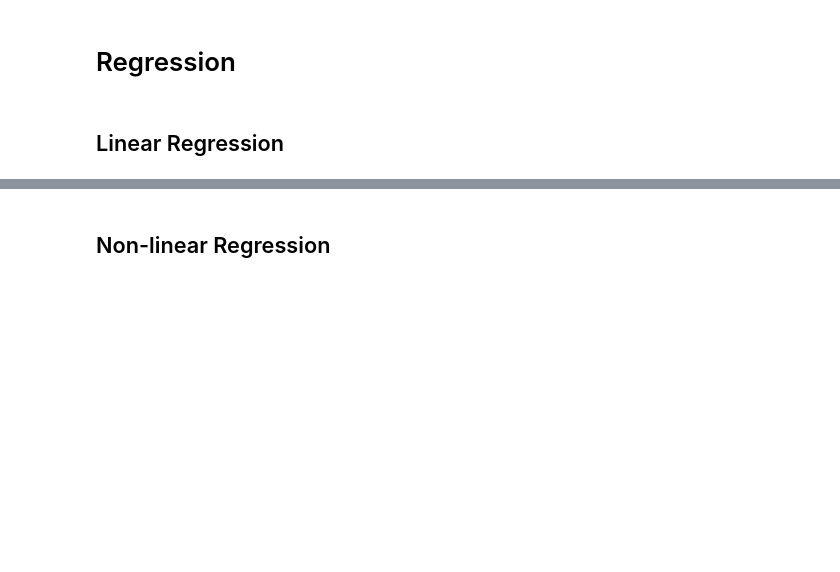
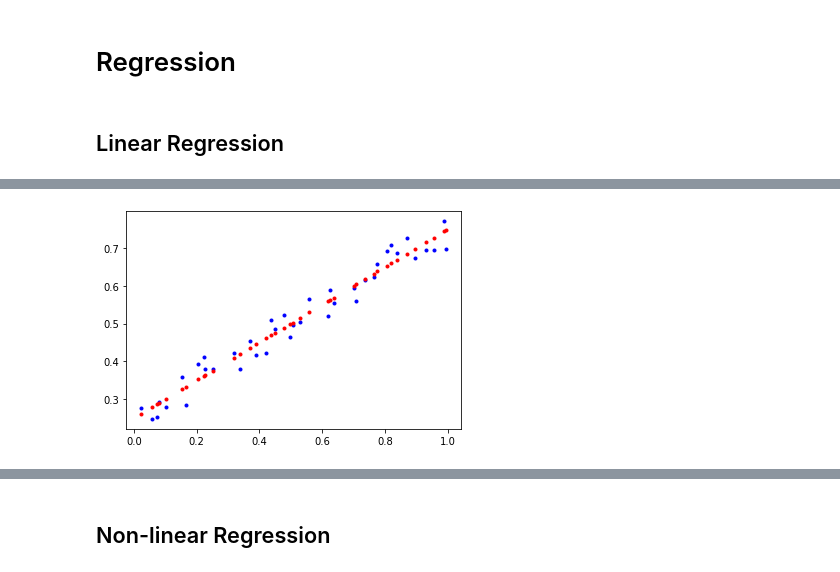
Before and after one commit to CakeNuthep/Super_AI, a Jupyter notebook: Copy_of_TFcourse2020_Parinya.ipynb, the cells around one changed output, grey strips where cells are left out. Drawn from its saved outputs; the diff is of its cells as text; code cells hidden in the pictures; blank space fills up the shorter version.

```diff
--- a/Copy_of_TFcourse2020_Parinya.ipynb
+++ b/Copy_of_TFcourse2020_Parinya.ipynb
@@ -452,3 +487,27 @@ plt.show()
+# %%
+import tensorflow as tf
+
+w = tf.Variable(np.random.rand())
+b = tf.Variable(np.random.rand())
+lr= 0.1
+
+for epoch in range(1000):
+  with tf.GradientTape() as t:
+    Y = w*x + b
+    loss = tf.reduce_mean((Y-y)**2) #MSE
+
+  dW, db = t.gradient(loss,[w,b])
+  w.assign_sub(lr * dW)
+  b.assign_sub(lr * db)
+  print(epoch,w.numpy(),b.numpy(),loss.numpy())
+# %%
+import matplotlib.pyplot as plt
+Z =  w*x + b
+plt.plot(x,y,'.b')
+plt.plot(x,Z,'.r')
+plt.show()
+# %% [output]
+[figure, added]
 # %%
 import tensorflow as tf
 
```
Also changed, not shown: parts of 6 cells of this notebook.
